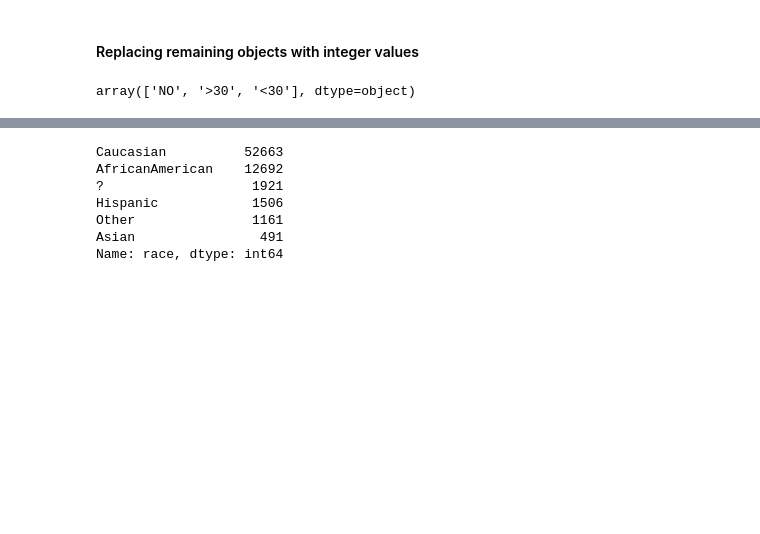
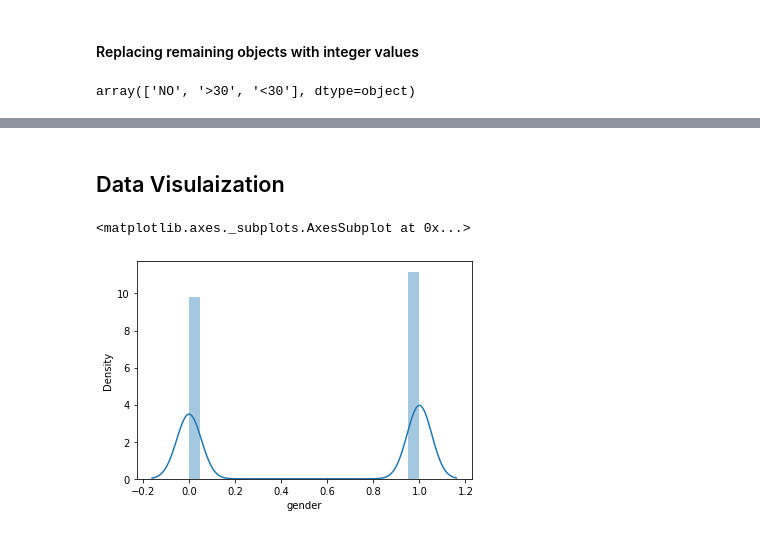
Before and after one commit to Clever-Lazinezz/NoteBook, a Jupyter notebook: Mini_Project_4.ipynb, the cells around one changed output, grey strips where cells are left out. Drawn from its saved outputs; the diff is of its cells as text; code cells hidden in the pictures; blank space fills up the shorter version.

```diff
--- a/Mini_Project_4.ipynb
+++ b/Mini_Project_4.ipynb
@@ -92,5 +105,5 @@ data['encounter_id'].value_counts(dropna=False)
 # %%
-data.drop(['weight', 'medical_specialty', 'payer_code', 'encounter_id', 'patient_nbr', 'diag_1', 'diag_2', 'diag_3'], axis=1, inplace=True)
+data.drop(['weight', 'medical_specialty', 'payer_code', 'encounter_id', 'patient_nbr', 'diag_1', 'diag_2', 'diag_3', 'race'], axis=1, inplace=True)
 # %%
 data.columns
 # %% [markdown]
@@ -156,6 +169,5 @@ data['readmitted'] = data['readmitted'].replace(['<30'],15)
 """
 # %%
 # Note how parenthesises are placed...
-data['readmitted'] = data['readmitted'].apply(lambda x : 0 if x == 'NO'
-                                                        else (45 if x == '>30'
-                                                        else 15))
+data['readmitted'] = data['readmitted'].apply(lambda x : 1 if x == '<30'
+                                                        else 0)
@@ -163,0 +184,2 @@ data['readmitted']
+# %%
+data = data[data['gender'] != 'Unknown/Invalid']
@@ -163,0 +188,2 @@ data['readmitted']
+# %%
+data['gender'] = data['gender'].apply(lambda x : 1 if x == 'Female' else 0)
@@ -195,0 +206,2 @@ memory usage: 24.7+ MB
+# %% [markdown]
+## Data Visulaization
@@ -196,12 +210,2 @@ memory usage: 24.7+ MB
 # %%
 data.head()
-# %%
-data['race'].value_counts(dropna=False)
-# %% [output]
-Caucasian          52663
-AfricanAmerican    12692
-?                   1921
-Hispanic            1506
-Other               1161
-Asian                491
-Name: race, dtype: int64
@@ -207,0 +214,6 @@ Name: race, dtype: int64
+# %%
+# Checking to see if there is an overwhelming majority of either gender
+sns.distplot(data['gender'])
+# %% [output]
+<matplotlib.axes._subplots.AxesSubplot at 0x...>
+[figure, added]
```
Also changed, not shown: parts of 38 cells of this notebook.
